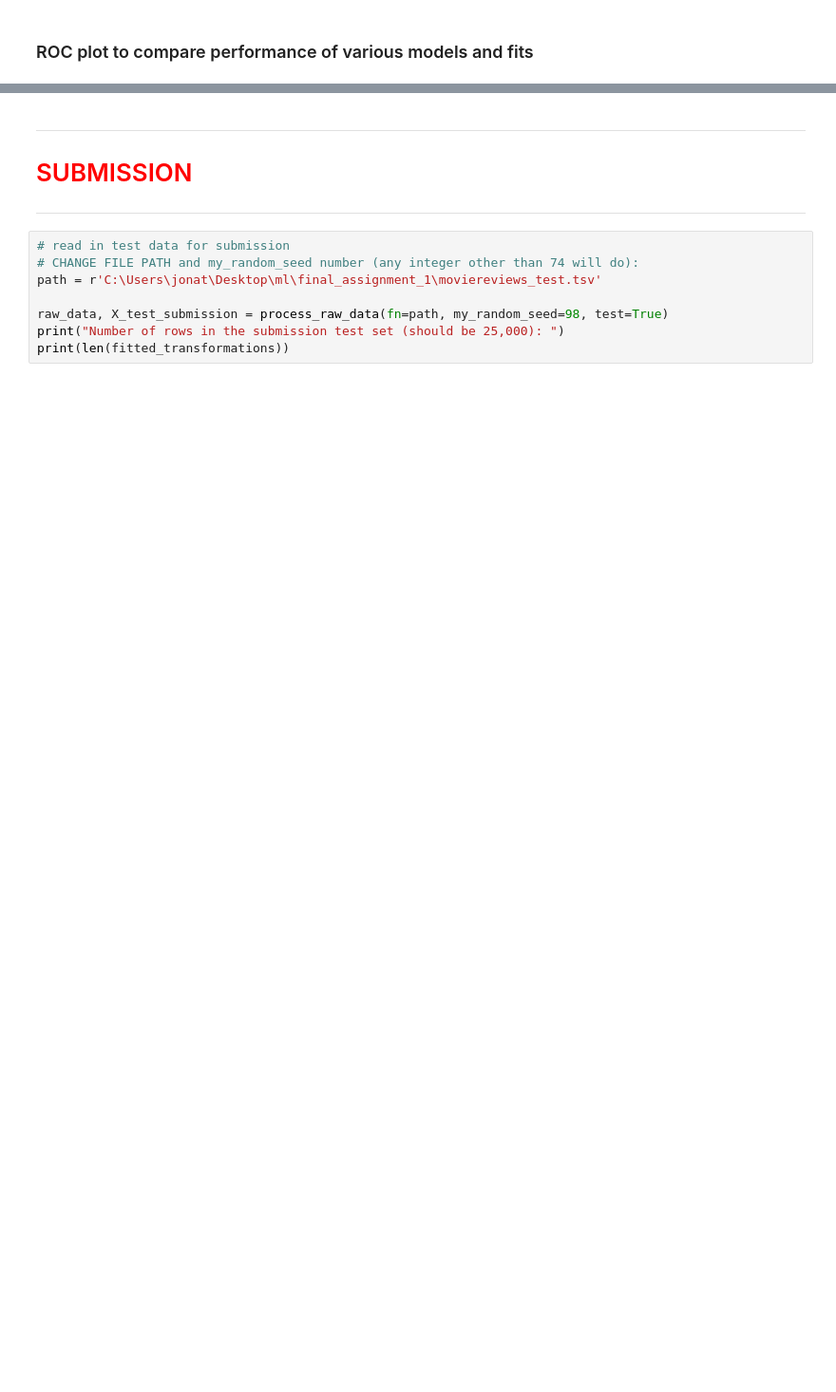
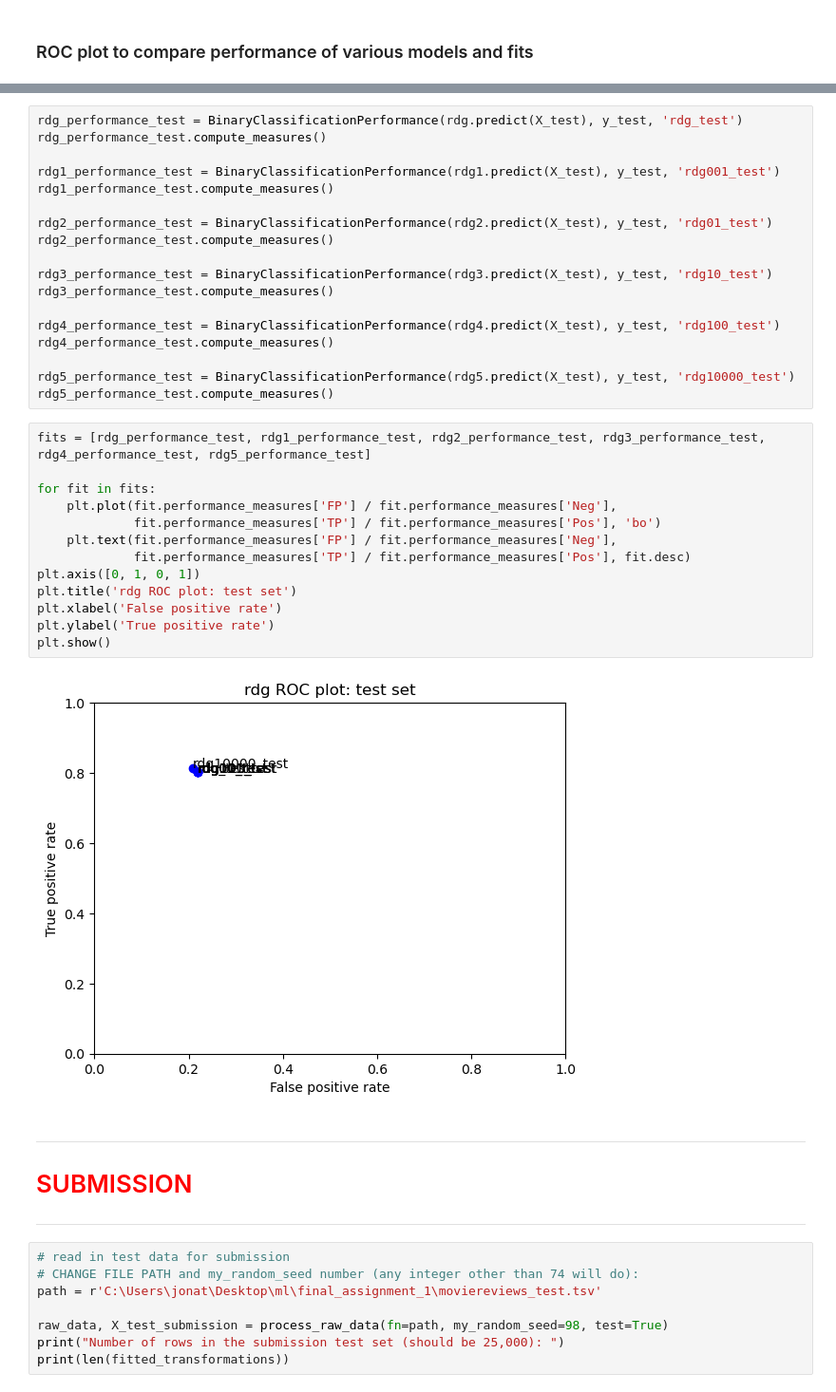
Before and after one commit to detective-bored/Machine-Learning, a Jupyter notebook: moviereviews_first_full_iteration.ipynb, the cells around one changed output, grey strips where cells are left out. Shown: that part at 95% size. Saved outputs shown, nothing was run; the diff lists cells and outputs as text; blank space fills up the shorter version.

```diff
--- a/moviereviews_first_full_iteration.ipynb
+++ b/moviereviews_first_full_iteration.ipynb
@@ -381,3 +430,36 @@ plt.show()
+# %%
+rdg_performance_test = BinaryClassificationPerformance(rdg.predict(X_test), y_test, 'rdg_test')
+rdg_performance_test.compute_measures()
+
+rdg1_performance_test = BinaryClassificationPerformance(rdg1.predict(X_test), y_test, 'rdg001_test')
+rdg1_performance_test.compute_measures()
+
+rdg2_performance_test = BinaryClassificationPerformance(rdg2.predict(X_test), y_test, 'rdg01_test')
+rdg2_performance_test.compute_measures()
+
+rdg3_performance_test = BinaryClassificationPerformance(rdg3.predict(X_test), y_test, 'rdg10_test')
+rdg3_performance_test.compute_measures()
+
+rdg4_performance_test = BinaryClassificationPerformance(rdg4.predict(X_test), y_test, 'rdg100_test')
+rdg4_performance_test.compute_measures()
+
+rdg5_performance_test = BinaryClassificationPerformance(rdg5.predict(X_test), y_test, 'rdg10000_test')
+rdg5_performance_test.compute_measures()
+# %%
+fits = [rdg_performance_test, rdg1_performance_test, rdg2_performance_test, rdg3_performance_test, rdg4_performance_test, rdg5_performance_test]
+
+for fit in fits:
+    plt.plot(fit.performance_measures['FP'] / fit.performance_measures['Neg'],
+             fit.performance_measures['TP'] / fit.performance_measures['Pos'], 'bo')
+    plt.text(fit.performance_measures['FP'] / fit.performance_measures['Neg'],
+             fit.performance_measures['TP'] / fit.performance_measures['Pos'], fit.desc)
+plt.axis([0, 1, 0, 1])
+plt.title('rdg ROC plot: test set')
+plt.xlabel('False positive rate')
+plt.ylabel('True positive rate')
+plt.show()
+# %% [output]
+[figure, added]
 # %% [markdown]
 ---
 
```
Also changed, not shown: parts of 22 cells of this notebook.
